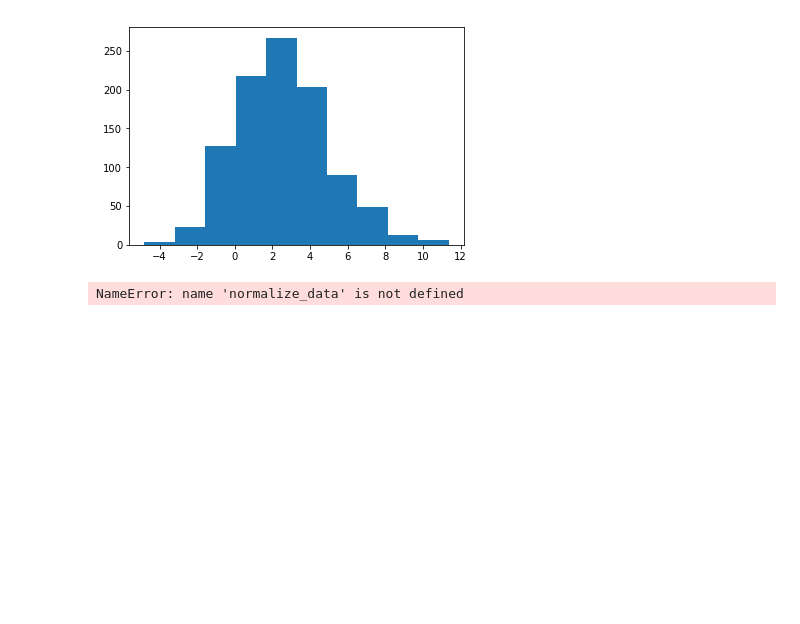
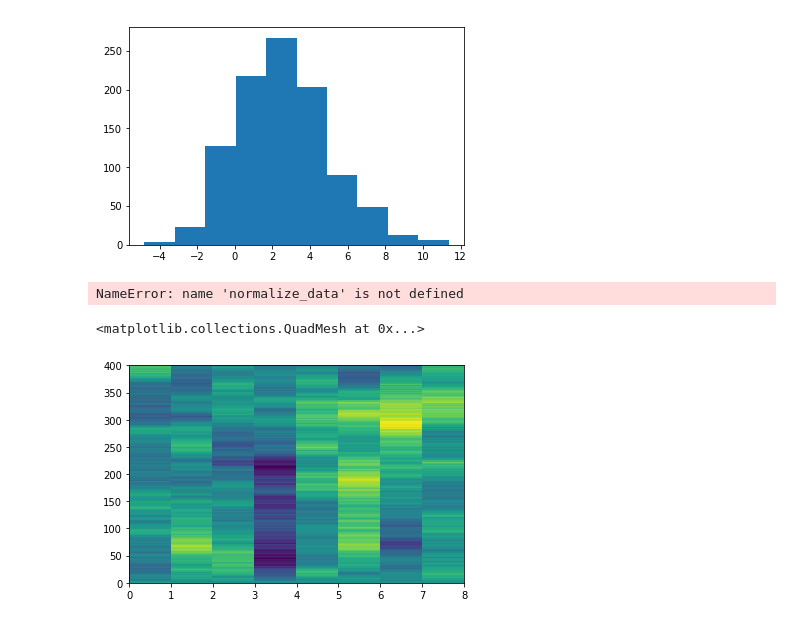
Before and after one commit to djgagne/lorenz_gan, a Jupyter notebook: notebooks/lorenz_gan_eval.ipynb, the cells around one changed output. Cells and saved outputs as stored; diff of their text form; code cells hidden in the pictures; blank space fills up the shorter version.

```diff
--- a/notebooks/lorenz_gan_eval.ipynb
+++ b/notebooks/lorenz_gan_eval.ipynb
@@ -865,3 +865,10 @@ plt.hist(res_samples)
 normalize_data(np.array([[0]]), scaling_values=ann_model.x_scaling_values)
 # %% [output]
 NameError: name 'normalize_data' is not defined
+# %%
+poly_fore_data = xr.open_dataset("./exp_travis/exp_poly/00050000/lorenz_forecast_00050000_00.nc")
+# %%
+plt.pcolormesh(poly_fore_data["u_res"])
+# %% [output]
+<matplotlib.collections.QuadMesh at 0x...>
+[figure, added]
```
Also changed, not shown: 4 other files.
